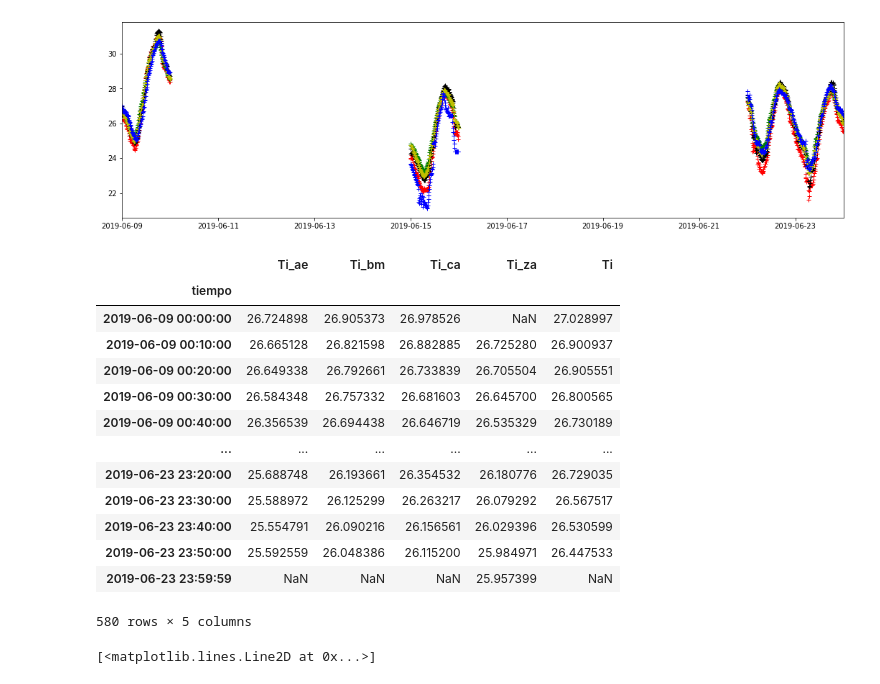
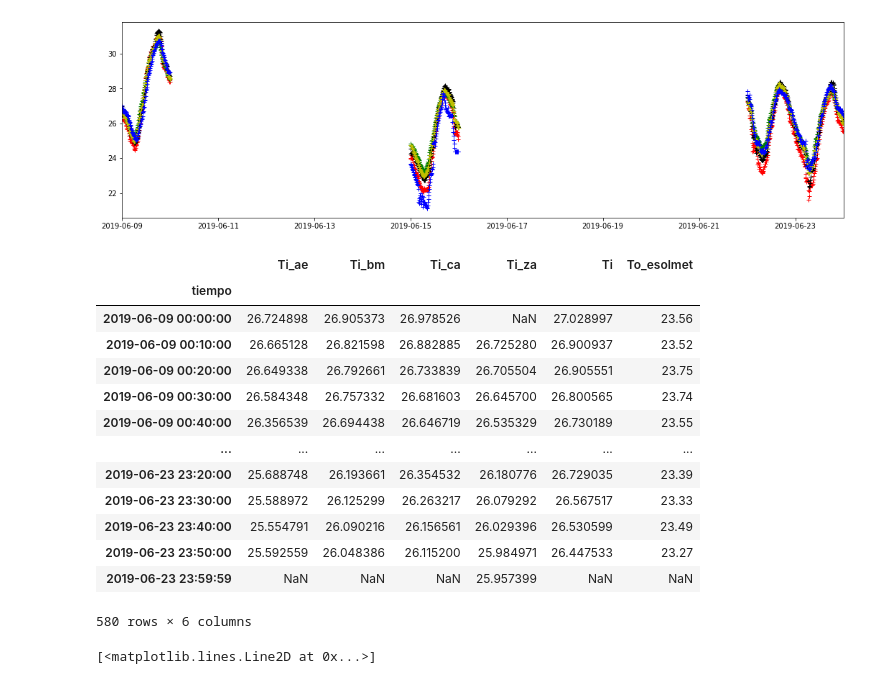
Before and after one commit to AltamarMx/riiaa2020_mejorconjunto, a Jupyter notebook: notebooks/02_Taller_RIIAA_data_preparation.ipynb, the cells around one changed output. Saved outputs shown, nothing was run; the diff lists cells and outputs as text; code cells hidden in the pictures.

Commit message:
agregu'e To a todos.csv

```diff
--- a/notebooks/02_Taller_RIIAA_data_preparation.ipynb
+++ b/notebooks/02_Taller_RIIAA_data_preparation.ipynb
@@ -47,7 +47,7 @@ DatetimeIndex(['2019-05-03 00:10:00', '2019-05-03 00:20:00',
                '2019-06-24 23:50:00', '2019-06-24 23:59:59'],
               dtype='datetime64[ns]', name='tiempo', length=7632, freq=None)
 # %%
-## archivos = glob.glob("../data/processed/C_*")
+archivos = glob.glob("../data/processed/C_*")
 casos = [importa(archivo) for archivo in archivos]
 casos = pd.concat(casos,axis=1)
 # casos
@@ -152,23 +152,23 @@ ax.plot(datos.Ti,'b+',linewidth=4)
 # casos.dropna(inplace=True)
 # datos.dropna(inplace=True)
 # %%
-todos = pd.concat([casos.Ti_ae,casos.Ti_bm,casos.Ti_ca,casos.Ti_za,datos.Ti],axis=1)
+todos = pd.concat([casos.Ti_ae,casos.Ti_bm,casos.Ti_ca,casos.Ti_za,datos.Ti,datos.To_esolmet],axis=1)
 todos
 # %% [output]
-|  | Ti_ae | Ti_bm | Ti_ca | Ti_za | Ti |
-| tiempo |  |  |  |  |  |
-| 2019-06-09 00:00:00 | 26.724898 | 26.905373 | 26.978526 | NaN | 27.028997 |
-| 2019-06-09 00:10:00 | 26.665128 | 26.821598 | 26.882885 | 26.725280 | 26.900937 |
-| 2019-06-09 00:20:00 | 26.649338 | 26.792661 | 26.733839 | 26.705504 | 26.905551 |
-| 2019-06-09 00:30:00 | 26.584348 | 26.757332 | 26.681603 | 26.645700 | 26.800565 |
-| 2019-06-09 00:40:00 | 26.356539 | 26.694438 | 26.646719 | 26.535329 | 26.730189 |
-| ... | ... | ... | ... | ... | ... |
-| 2019-06-23 23:20:00 | 25.688748 | 26.193661 | 26.354532 | 26.180776 | 26.729035 |
-| 2019-06-23 23:30:00 | 25.588972 | 26.125299 | 26.263217 | 26.079292 | 26.567517 |
-| 2019-06-23 23:40:00 | 25.554791 | 26.090216 | 26.156561 | 26.029396 | 26.530599 |
-| 2019-06-23 23:50:00 | 25.592559 | 26.048386 | 26.115200 | 25.984971 | 26.447533 |
-| 2019-06-23 23:59:59 | NaN | NaN | NaN | 25.957399 | NaN |
+|  | Ti_ae | Ti_bm | Ti_ca | Ti_za | Ti | To_esolmet |
+| tiempo |  |  |  |  |  |  |
+| 2019-06-09 00:00:00 | 26.724898 | 26.905373 | 26.978526 | NaN | 27.028997 | 23.56 |
+| 2019-06-09 00:10:00 | 26.665128 | 26.821598 | 26.882885 | 26.725280 | 26.900937 | 23.52 |
+| 2019-06-09 00:20:00 | 26.649338 | 26.792661 | 26.733839 | 26.705504 | 26.905551 | 23.75 |
+| 2019-06-09 00:30:00 | 26.584348 | 26.757332 | 26.681603 | 26.645700 | 26.800565 | 23.74 |
+| 2019-06-09 00:40:00 | 26.356539 | 26.694438 | 26.646719 | 26.535329 | 26.730189 | 23.55 |
+| ... | ... | ... | ... | ... | ... | ... |
+| 2019-06-23 23:20:00 | 25.688748 | 26.193661 | 26.354532 | 26.180776 | 26.729035 | 23.39 |
+| 2019-06-23 23:30:00 | 25.588972 | 26.125299 | 26.263217 | 26.079292 | 26.567517 | 23.33 |
+| 2019-06-23 23:40:00 | 25.554791 | 26.090216 | 26.156561 | 26.029396 | 26.530599 | 23.49 |
+| 2019-06-23 23:50:00 | 25.592559 | 26.048386 | 26.115200 | 25.984971 | 26.447533 | 23.27 |
+| 2019-06-23 23:59:59 | NaN | NaN | NaN | 25.957399 | NaN | NaN |
-580 rows × 5 columns
+580 rows × 6 columns
 # %%
 fig, ax = plt.subplots(figsize=(18,5))
 
```
Also changed, not shown: parts of 5 cells of this notebook, 3 other files.
